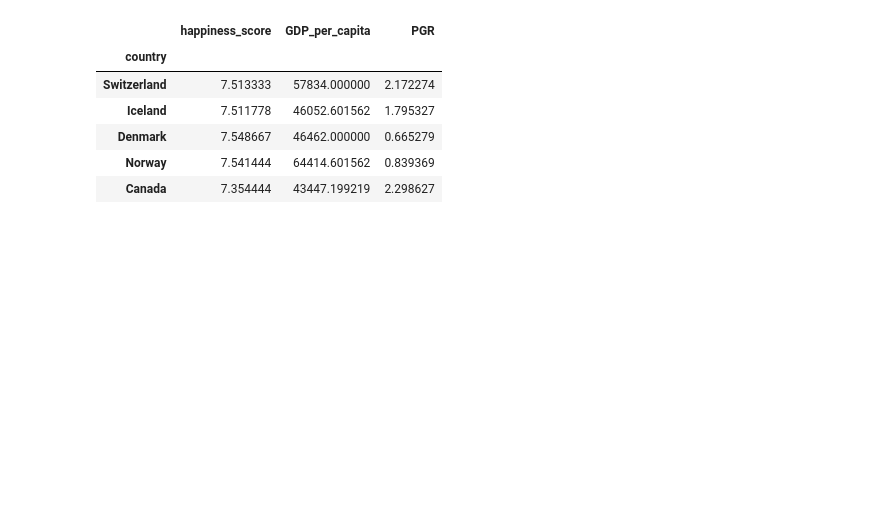
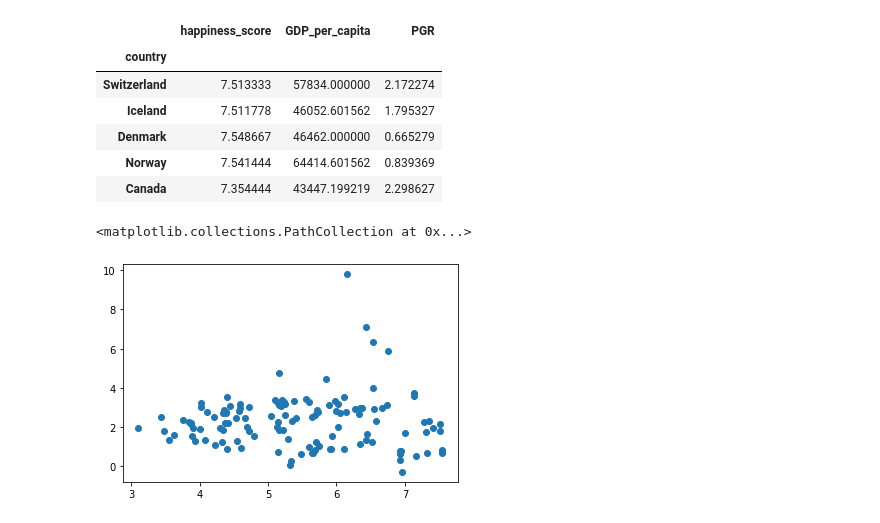
Before and after one commit to prisp90/IS-Project-2, a Jupyter notebook: IS-Project-2.ipynb, the cells around one changed output. Saved outputs shown, nothing was run; the diff lists cells and outputs as text; code cells hidden in the pictures; blank space fills up the shorter version.

Commit message:
Added some scatter plot and correlation. Seems there is a correlation between GDP and happiness but not between happiness and population growth

```diff
--- a/IS-Project-2.ipynb
+++ b/IS-Project-2.ipynb
@@ -191,3 +198,8 @@ GDP_happiness_population_df.head()
 | Denmark | 7.548667 | 46462.000000 | 0.665279 |
 | Norway | 7.541444 | 64414.601562 | 0.839369 |
 | Canada | 7.354444 | 43447.199219 | 2.298627 |
+# %%
+plt.scatter(GDP_happiness_population_df['happiness_score'],GDP_happiness_population_df['PGR'])
+# %% [output]
+<matplotlib.collections.PathCollection at 0x...>
+[figure, added]
```
Also changed, not shown: parts of 7 cells of this notebook.
